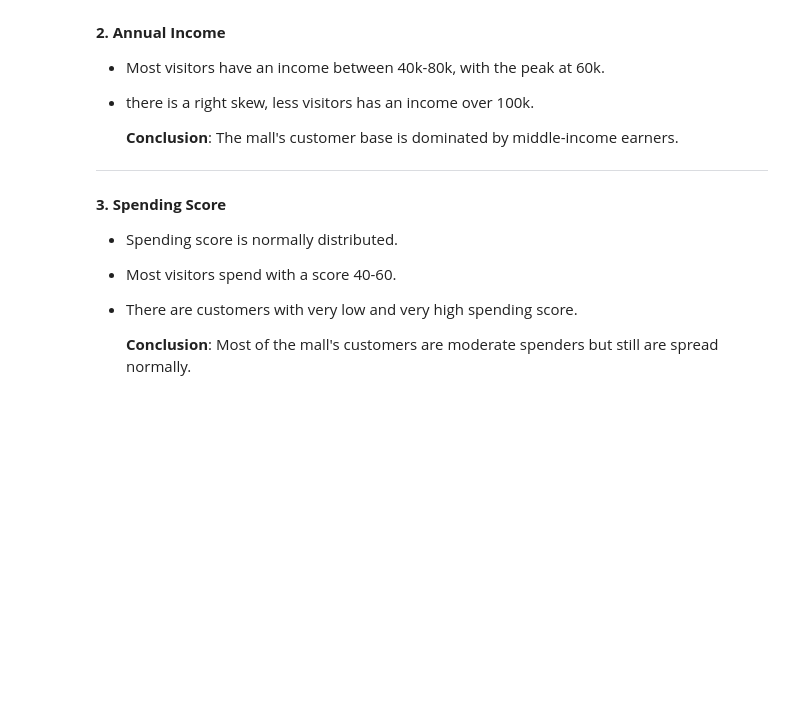
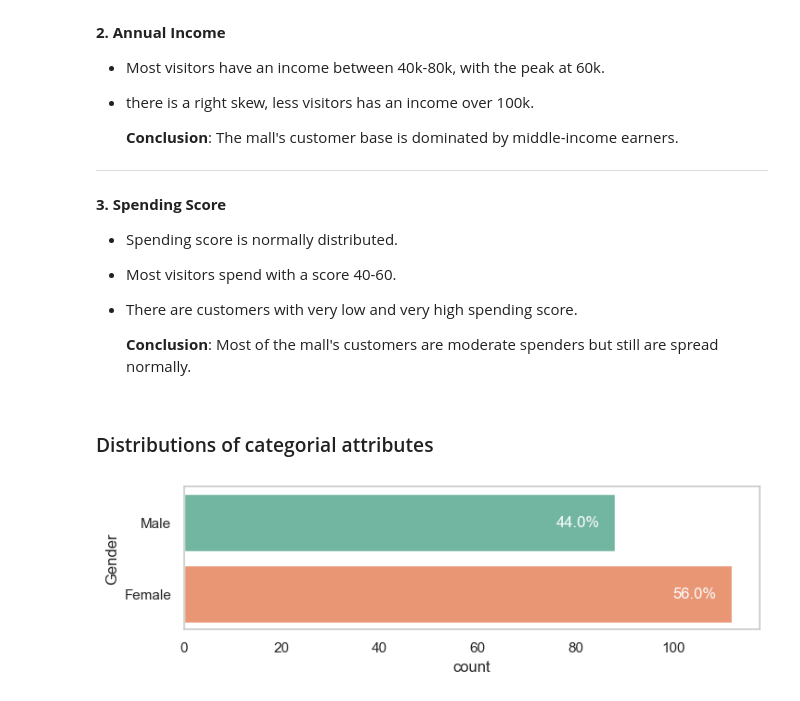
Before and after one commit to Zayed-2211/mall-customer-analysis, a Jupyter notebook: notebook.ipynb, the cells around one changed output. Saved outputs shown, nothing was run; the diff lists cells and outputs as text; code cells hidden in the pictures; blank space fills up the shorter version.

```diff
--- a/notebook.ipynb
+++ b/notebook.ipynb
@@ -135,3 +134,20 @@ plt.show()
 - There are customers with very low and very high spending score.
 
    **Conclusion**: Most of the mall's customers are moderate spenders but still are spread normally.
+# %% [markdown]
+### Distributions of categorial attributes
+# %%
+gender_counts = df['Gender'].value_counts() # Returns a map {gender: count}
+
+plt.figure(1 , figsize = (8 , 2))
+sns.countplot(y = 'Gender', hue='Gender', data = df, palette='Set2')
+
+for i in df['Gender'].unique():
+    count = gender_counts[i]
+    percentage = (count / df.shape[0]) * 100
+    plt.text(count - 12, i, f'{percentage:.1f}%', va='center', color='w')
+
+plt.grid(False)
+plt.show()
+# %% [output]
+[figure, added]
```
Also changed, not shown: parts of 3 cells of this notebook.
